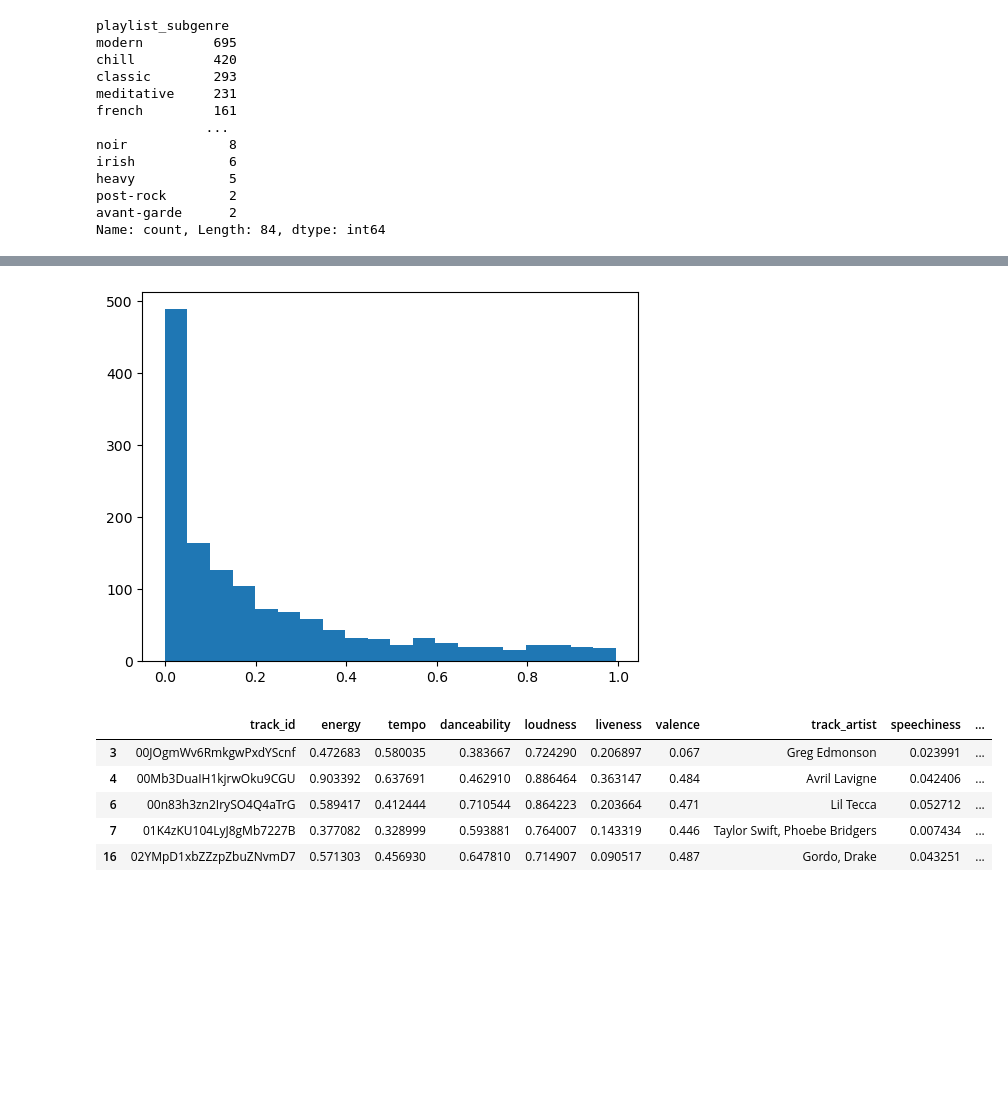
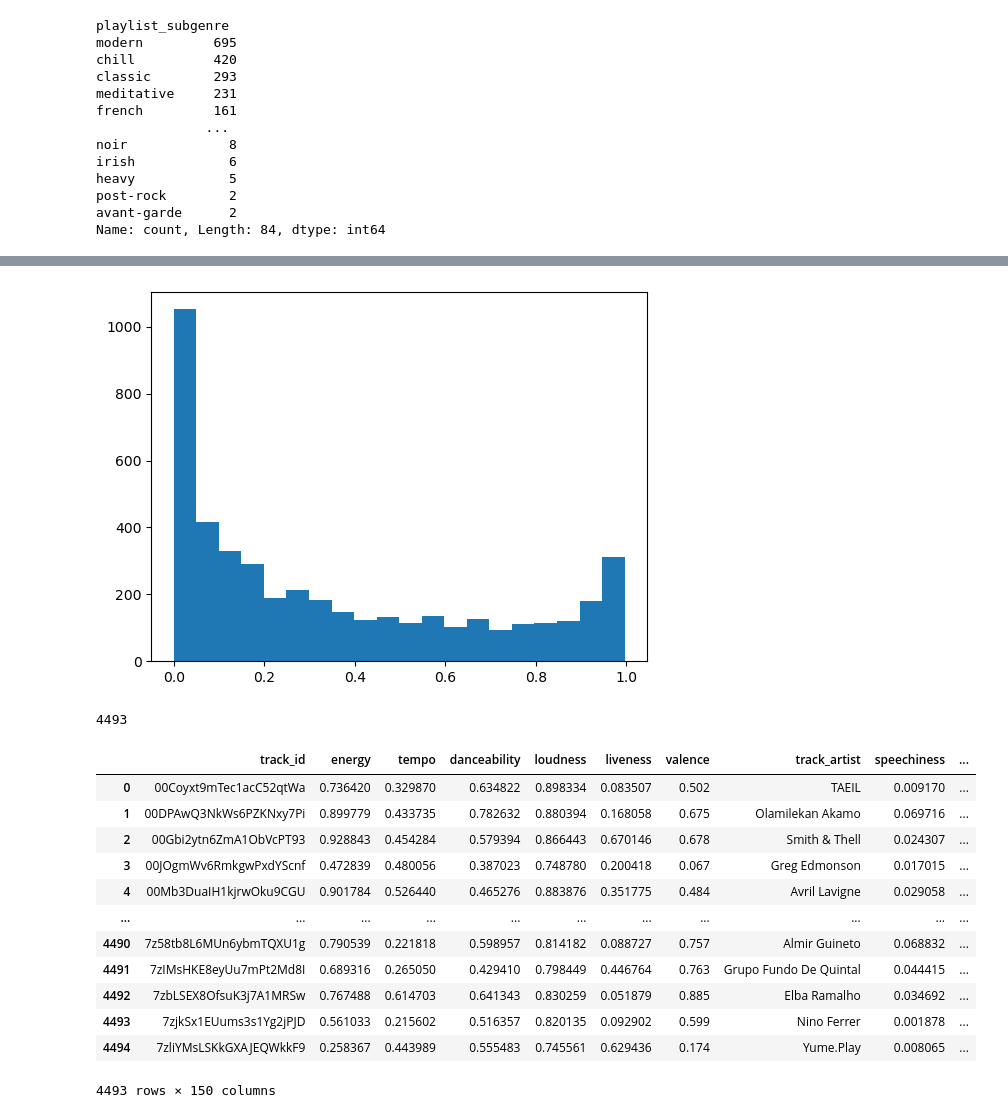
Before and after one commit to samiuell/MSE446-Group2, a Jupyter notebook: MSE446_Group2_CLEANDATA.ipynb, the cells around one changed output, grey strips where cells are left out. Saved outputs shown, nothing was run; the diff lists cells and outputs as text; code cells hidden in the pictures; blank space fills up the shorter version.

```diff
--- a/MSE446_Group2_CLEANDATA.ipynb
+++ b/MSE446_Group2_CLEANDATA.ipynb
@@ -211,0 +216,7 @@ songs = songs.dropna()
+# %%
+# We are aware of the missing artist popularity. We will replace these with 0s.
+songs['artist_popularity'] = songs['artist_popularity'].fillna(0)
+
+
+#The others each have only one row so we will drop it.
+songs = songs.dropna()
@@ -228,14 +243,7 @@ songs['time_signature'].nunique()
 
 songs['time_signature'] = songs['time_signature'].astype('category')
 
-from sklearn.preprocessing import OneHotEncoder
-
-encoder = OneHotEncoder(sparse_output=False)
-encoded = encoder.fit_transform(songs[['time_signature']])
-encoded_df = pd.DataFrame(encoded, columns=encoder.get_feature_names_out(['time_signature']))
-songs = pd.concat([songs, encoded_df], axis=1)
-
-songs = songs.drop(columns=['time_signature'])
+songs = pd.get_dummies(songs, columns=['time_signature'], drop_first=True)
 # %%
 # Key
 # 12 unique values - treat as categorical, one hot encode
@@ -243,14 +251,7 @@ songs['key'].nunique()
 
 songs['key'] = songs['key'].astype('category')
 
-from sklearn.preprocessing import OneHotEncoder
-
-encoder = OneHotEncoder(sparse_output=False)
-encoded = encoder.fit_transform(songs[['key']])
-encoded_df = pd.DataFrame(encoded, columns=encoder.get_feature_names_out(['key']))
-songs = pd.concat([songs, encoded_df], axis=1)
-
-songs = songs.drop(columns=['key', 'key_nan'])
+songs = pd.get_dummies(songs, columns=['key'], drop_first=True)
 # %%
 # speechiness
 plt.hist(songs['speechiness'], bins=20)
@@ -300,7 +301,7 @@ songs = songs.drop(columns=['playlist_subgenre'])
 plt.hist(songs['acousticness'], bins=20)
 plt.show()
 # %% [output]
-[figure, old version]
+[figure, new version]
 # %%
 from sklearn.preprocessing import MinMaxScaler
 
@@ -322,12 +323,23 @@ songs = pd.concat([songs, subgenre_dummies], axis=1)
 
 #Drop original column
 songs = songs.drop(columns=['playlist_genre'])
+# %%
+songs['track_id'].nunique()
+# %% [output]
+4493
 # %%
-songs.head()
+songs
 # %% [output]
 |  | track_id | energy | tempo | danceability | loudness | liveness | valence | track_artist | speechiness | ... |
-| 3 | 00JOgmWv6RmkgwPxdYScnf | 0.472683 | 0.580035 | 0.383667 | 0.724290 | 0.206897 | 0.067 | Greg Edmonson | 0.023991 | ... |
-| 4 | 00Mb3DuaIH1kjrwOku9CGU | 0.903392 | 0.637691 | 0.462910 | 0.886464 | 0.363147 | 0.484 | Avril Lavigne | 0.042406 | ... |
-| 6 | 00n83h3zn2IrySO4Q4aTrG | 0.589417 | 0.412444 | 0.710544 | 0.864223 | 0.203664 | 0.471 | Lil Tecca | 0.052712 | ... |
-| 7 | 01K4zKU104LyJ8gMb7227B | 0.377082 | 0.328999 | 0.593881 | 0.764007 | 0.143319 | 0.446 | Taylor Swift, Phoebe Bridgers | 0.007434 | ... |
-| 16 | 02YMpD1xbZZzpZbuZNvmD7 | 0.571303 | 0.456930 | 0.647810 | 0.714907 | 0.090517 | 0.487 | Gordo, Drake | 0.043251 | ... |
+| 0 | 00Coyxt9mTec1acC52qtWa | 0.736420 | 0.329870 | 0.634822 | 0.898334 | 0.083507 | 0.502 | TAEIL | 0.009170 | ... |
+| 1 | 00DPAwQ3NkWs6PZKNxy7Pi | 0.899779 | 0.433735 | 0.782632 | 0.880394 | 0.168058 | 0.675 | Olamilekan Akamo | 0.069716 | ... |
+| 2 | 00Gbi2ytn6ZmA1ObVcPT93 | 0.928843 | 0.454284 | 0.579394 | 0.866443 | 0.670146 | 0.678 | Smith & Thell | 0.024307 | ... |
+| 3 | 00JOgmWv6RmkgwPxdYScnf | 0.472839 | 0.480056 | 0.387023 | 0.748780 | 0.200418 | 0.067 | Greg Edmonson | 0.017015 | ... |
+| 4 | 00Mb3DuaIH1kjrwOku9CGU | 0.901784 | 0.526440 | 0.465276 | 0.883876 | 0.351775 | 0.484 | Avril Lavigne | 0.029058 | ... |
+| ... | ... | ... | ... | ... | ... | ... | ... | ... | ... | ... |
+| 4490 | 7z58tb8L6MUn6ybmTQXU1g | 0.790539 | 0.221818 | 0.598957 | 0.814182 | 0.088727 | 0.757 | Almir Guineto | 0.068832 | ... |
+| 4491 | 7zIMsHKE8eyUu7mPt2Md8I | 0.689316 | 0.265050 | 0.429410 | 0.798449 | 0.446764 | 0.763 | Grupo Fundo De Quintal | 0.044415 | ... |
+| 4492 | 7zbLSEX8OfsuK3j7A1MRSw | 0.767488 | 0.614703 | 0.641343 | 0.830259 | 0.051879 | 0.885 | Elba Ramalho | 0.034692 | ... |
+| 4493 | 7zjkSx1EUums3s1Yg2jPJD | 0.561033 | 0.215602 | 0.516357 | 0.820135 | 0.092902 | 0.599 | Nino Ferrer | 0.001878 | ... |
+| 4494 | 7zliYMsLSKkGXAJEQWkkF9 | 0.258367 | 0.443989 | 0.555483 | 0.745561 | 0.629436 | 0.174 | Yume.Play | 0.008065 | ... |
+4493 rows × 150 columns
```
Also changed, not shown: parts of 8 cells of this notebook.
